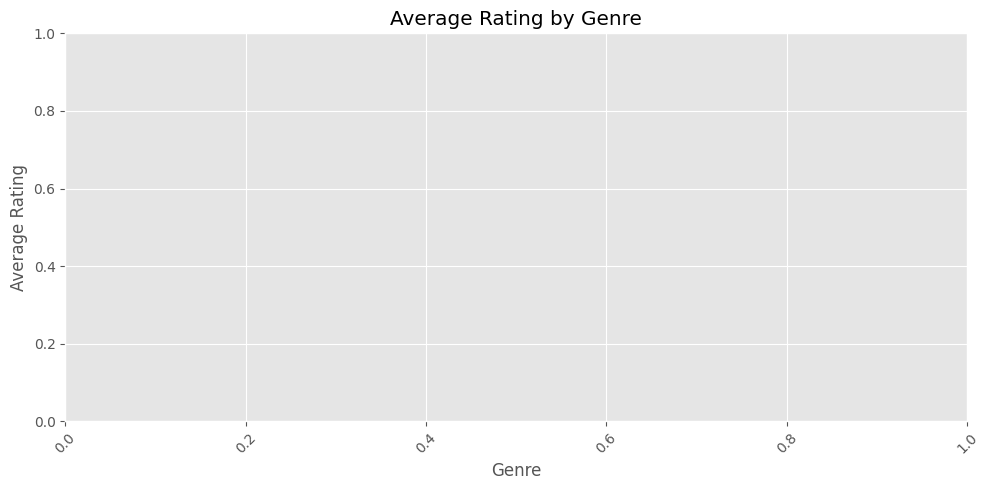
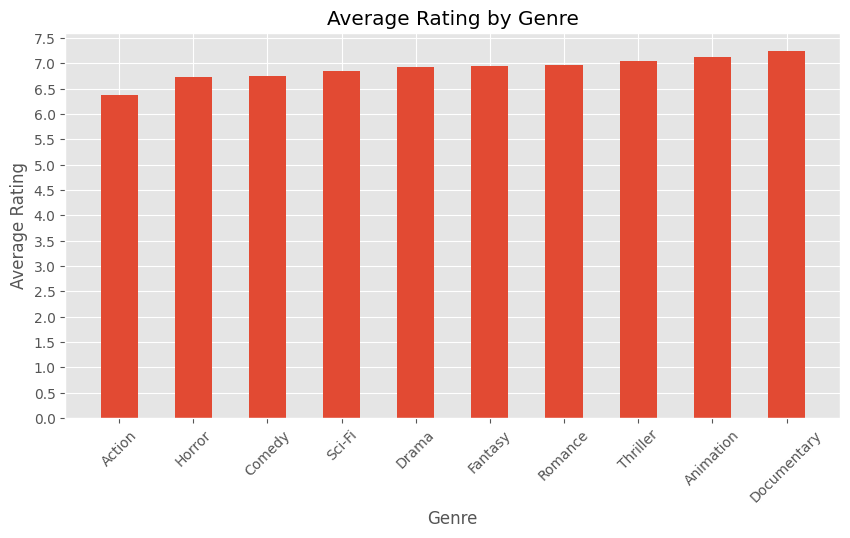
The change to this notebook cell's code, shown as a diff; its figure went from the first image to the second:
--- before
+++ after
@@ -2,4 +2,6 @@
 
 plt.figure(figsize=(10,5))
+
+plt.bar(avg_genre.index, avg_genre.values,width=0.5)
 
 plt.title("Average Rating by Genre")
@@ -11,5 +13,5 @@
 plt.xticks(rotation=45)
 
-plt.tight_layout()
+plt.yticks(np.arange(0,8,0.5))
 
 plt.show()

Commit: fixed genre graph